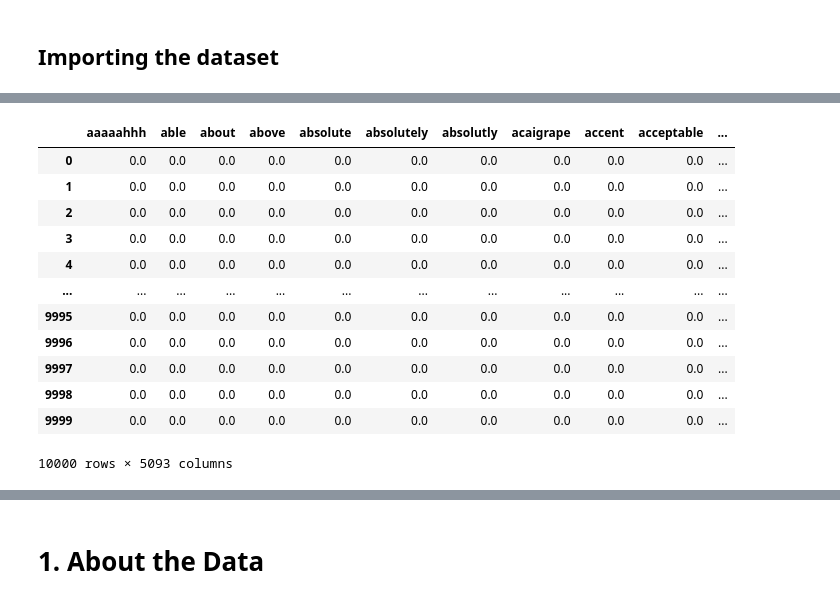
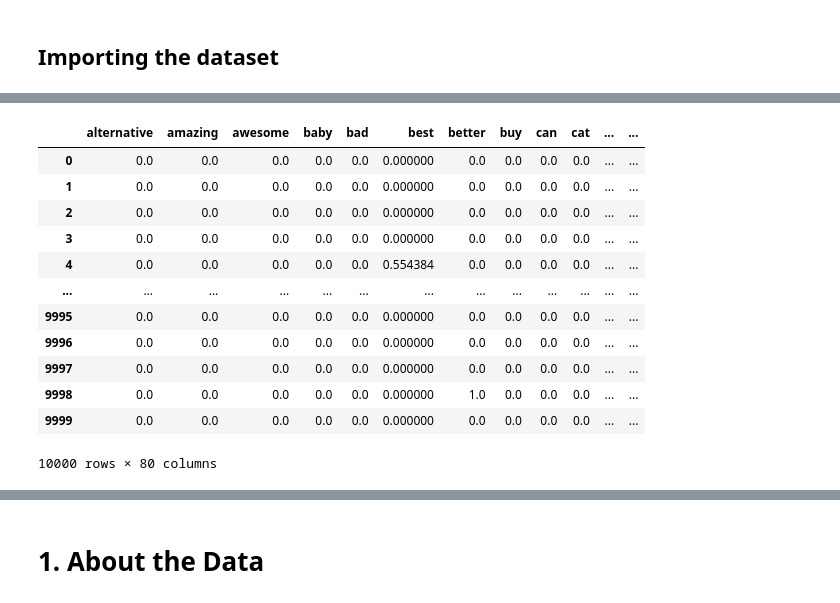
Before and after one commit to sslaquerre07/IBM_Machine_Learning, a Jupyter notebook: course4/final_project/final_project_course_4.ipynb, the cells around one changed output, grey strips where cells are left out. Saved outputs shown, nothing was run; the diff lists cells and outputs as text; code cells hidden in the pictures.

```diff
--- a/course4/final_project/final_project_course_4.ipynb
+++ b/course4/final_project/final_project_course_4.ipynb
@@ -43,7 +47,9 @@ data = data.dropna()
 import re
 #Processing the string-based columns so that they can be easily processed
 def string_conversion(string):
-    stopwords = ['a', 'and', 'the', 'or', 'but', 'because', 'then', 'in']
+    stopwords = ['a', 'and', 'the', 'or', 'but', 'because', 'then', 'in', 'is', 'it', 'to', 'for', 'my', 'of', 'too',
+                 'very', 'you', 'your', 'an', 'are', 'as', 'at', 'all', 'was', 'way', 'what', 'with', 'be', 'from',
+                 'get', 'if', 'its', 'just', 'me', 'our', 'so', 'than', 'that', 'them', 'these', 'they', 'this', 'up']
     #Lowercase everything
     string = string.lower()
     #Remove any special characters
@@ -74,26 +99,26 @@ memory usage: 6.2+ MB
 # %%
 #Creating the array of summaries
 summaries = list(data['Summary'])
 
 #Creating the tf-idf matrix
-cv = CountVectorizer()
+cv = CountVectorizer(min_df=0.005)
 tf_mat = cv.fit_transform(summaries)
 tf = pd.DataFrame(tf_mat.toarray(), columns=cv.get_feature_names_out())
 tdif_trans = TfidfTransformer()
 tfidf_mat = tdif_trans.fit_transform(tf)
 tfidf = pd.DataFrame(tfidf_mat.toarray(), columns=tdif_trans.get_feature_names_out())
 tfidf
 # %% [output]
-|  | aaaaahhh | able | about | above | absolute | absolutely | absolutly | acaigrape | accent | acceptable | ... |
-| 0 | 0.0 | 0.0 | 0.0 | 0.0 | 0.0 | 0.0 | 0.0 | 0.0 | 0.0 | 0.0 | ... |
-| 1 | 0.0 | 0.0 | 0.0 | 0.0 | 0.0 | 0.0 | 0.0 | 0.0 | 0.0 | 0.0 | ... |
-| 2 | 0.0 | 0.0 | 0.0 | 0.0 | 0.0 | 0.0 | 0.0 | 0.0 | 0.0 | 0.0 | ... |
-| 3 | 0.0 | 0.0 | 0.0 | 0.0 | 0.0 | 0.0 | 0.0 | 0.0 | 0.0 | 0.0 | ... |
-| 4 | 0.0 | 0.0 | 0.0 | 0.0 | 0.0 | 0.0 | 0.0 | 0.0 | 0.0 | 0.0 | ... |
-| ... | ... | ... | ... | ... | ... | ... | ... | ... | ... | ... | ... |
-| 9995 | 0.0 | 0.0 | 0.0 | 0.0 | 0.0 | 0.0 | 0.0 | 0.0 | 0.0 | 0.0 | ... |
-| 9996 | 0.0 | 0.0 | 0.0 | 0.0 | 0.0 | 0.0 | 0.0 | 0.0 | 0.0 | 0.0 | ... |
-| 9997 | 0.0 | 0.0 | 0.0 | 0.0 | 0.0 | 0.0 | 0.0 | 0.0 | 0.0 | 0.0 | ... |
-| 9998 | 0.0 | 0.0 | 0.0 | 0.0 | 0.0 | 0.0 | 0.0 | 0.0 | 0.0 | 0.0 | ... |
-| 9999 | 0.0 | 0.0 | 0.0 | 0.0 | 0.0 | 0.0 | 0.0 | 0.0 | 0.0 | 0.0 | ... |
+|  | alternative | amazing | awesome | baby | bad | best | better | buy | can | cat | ... | ... |
+| 0 | 0.0 | 0.0 | 0.0 | 0.0 | 0.0 | 0.000000 | 0.0 | 0.0 | 0.0 | 0.0 | ... | ... |
+| 1 | 0.0 | 0.0 | 0.0 | 0.0 | 0.0 | 0.000000 | 0.0 | 0.0 | 0.0 | 0.0 | ... | ... |
+| 2 | 0.0 | 0.0 | 0.0 | 0.0 | 0.0 | 0.000000 | 0.0 | 0.0 | 0.0 | 0.0 | ... | ... |
+| 3 | 0.0 | 0.0 | 0.0 | 0.0 | 0.0 | 0.000000 | 0.0 | 0.0 | 0.0 | 0.0 | ... | ... |
+| 4 | 0.0 | 0.0 | 0.0 | 0.0 | 0.0 | 0.554384 | 0.0 | 0.0 | 0.0 | 0.0 | ... | ... |
+| ... | ... | ... | ... | ... | ... | ... | ... | ... | ... | ... | ... | ... |
+| 9995 | 0.0 | 0.0 | 0.0 | 0.0 | 0.0 | 0.000000 | 0.0 | 0.0 | 0.0 | 0.0 | ... | ... |
+| 9996 | 0.0 | 0.0 | 0.0 | 0.0 | 0.0 | 0.000000 | 0.0 | 0.0 | 0.0 | 0.0 | ... | ... |
+| 9997 | 0.0 | 0.0 | 0.0 | 0.0 | 0.0 | 0.000000 | 0.0 | 0.0 | 0.0 | 0.0 | ... | ... |
+| 9998 | 0.0 | 0.0 | 0.0 | 0.0 | 0.0 | 0.000000 | 1.0 | 0.0 | 0.0 | 0.0 | ... | ... |
+| 9999 | 0.0 | 0.0 | 0.0 | 0.0 | 0.0 | 0.000000 | 0.0 | 0.0 | 0.0 | 0.0 | ... | ... |
-10000 rows × 5093 columns
+10000 rows × 80 columns
```
Also changed, not shown: parts of 6 cells of this notebook.
